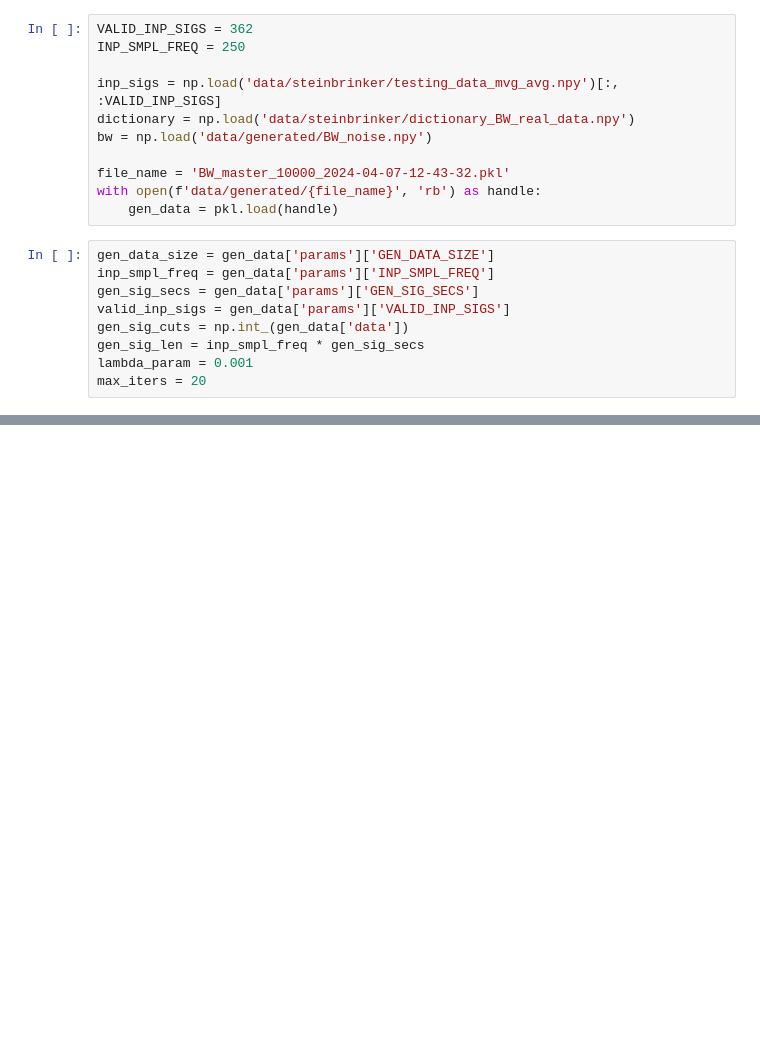
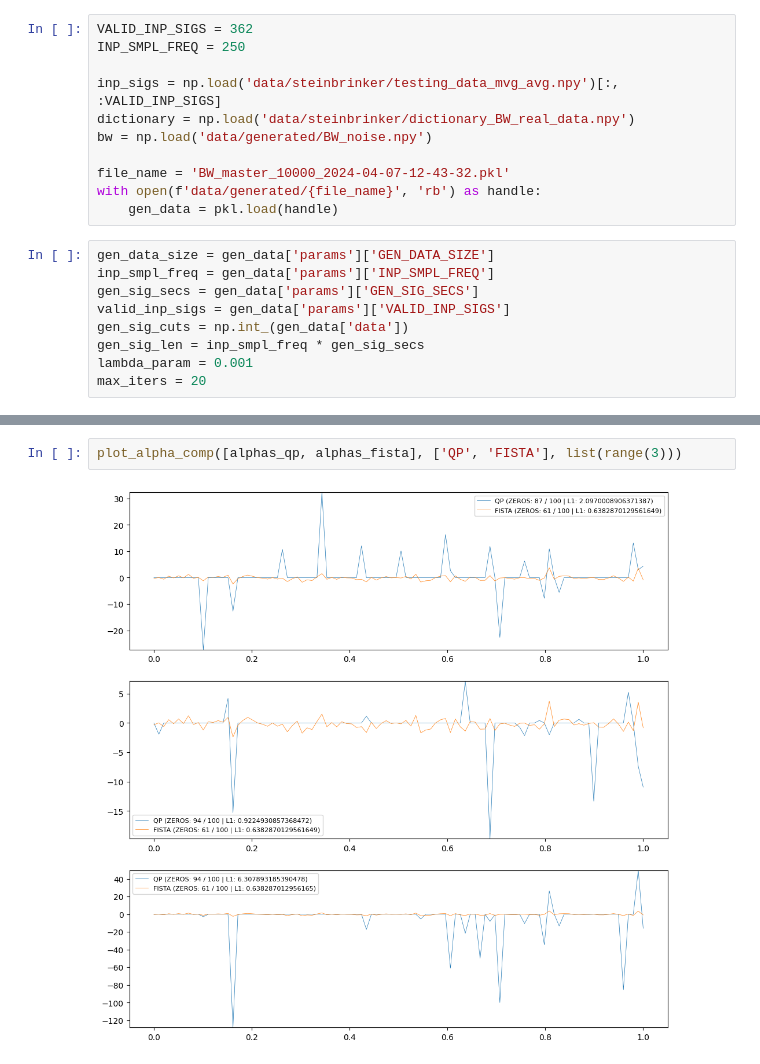
Before and after one commit to galigergergo/ecg-denoising, a Jupyter notebook: workspace/BPDN_QP-vs-FISTA.ipynb, the cells around one changed output, grey strips where cells are left out. Drawn from its saved outputs; the diff is of its cells as text; blank space fills up the shorter version.

```diff
--- a/workspace/BPDN_QP-vs-FISTA.ipynb
+++ b/workspace/BPDN_QP-vs-FISTA.ipynb
@@ -73,0 +86,4 @@ dictionary.shape
+# %%
+plot_alpha_comp([alphas_qp, alphas_fista], ['QP', 'FISTA'], list(range(3)))
+# %% [output]
+[figure, added]
```
Also changed, not shown: parts of 17 cells of this notebook.
